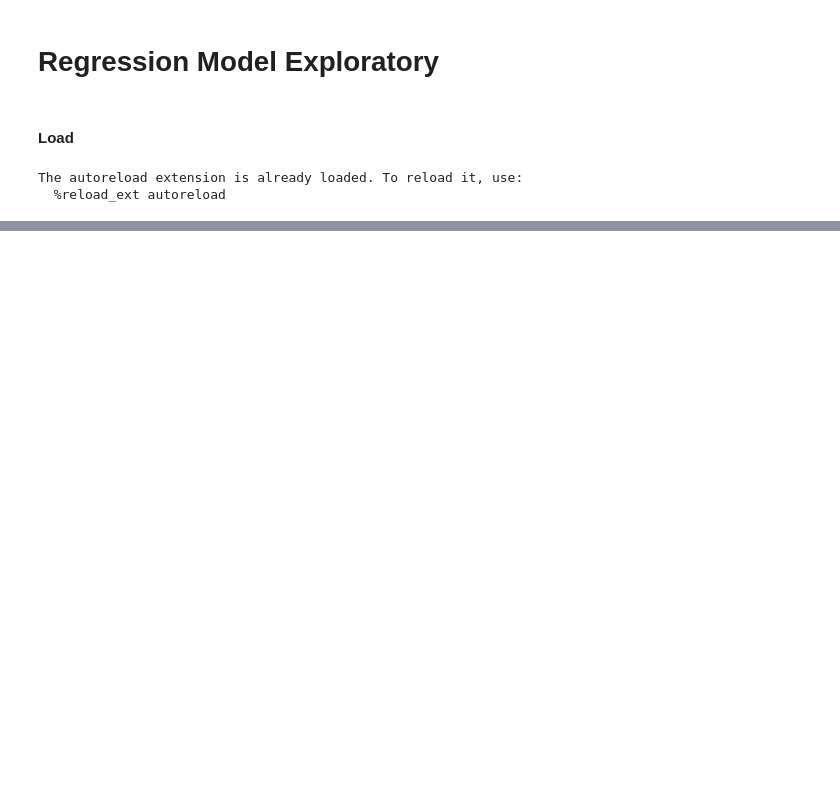
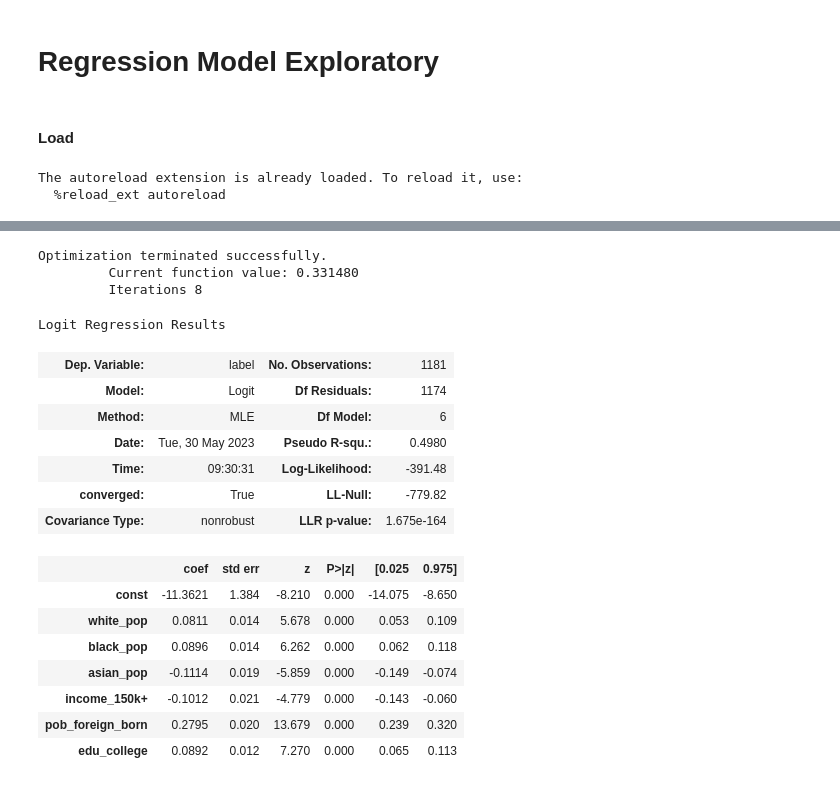
Before and after one commit to chansooligans/centraljersey, a Jupyter notebook: exploratory/models/regression.ipynb, the cells around one changed output, grey strips where cells are left out. Drawn from its saved outputs; the diff is of its cells as text; code cells hidden in the pictures; blank space fills up the shorter version.

```diff
--- a/exploratory/models/regression.ipynb
+++ b/exploratory/models/regression.ipynb
@@ -111,0 +179,36 @@ LinAlgError: Singular matrix
+# %%
+data = mf.split_data(
+    df=df,
+    vars=[
+        _ for _  in census_variables
+        if _  in [
+            "asian_pop",
+            "black_pop",
+            "white_pop",
+            'income_150k+',
+            'pob_foreign_born',
+            'edu_college'
+        ]])
+logit_model = sm.Logit(data["y_train"], data["X_train"])
+result = logit_model.fit()
+result.summary()
+# %% [output]
+Optimization terminated successfully.
+         Current function value: 0.331480
+         Iterations 8
+Logit Regression Results
+| Dep. Variable: | label | No. Observations: | 1181 |
+| Model: | Logit | Df Residuals: | 1174 |
+| Method: | MLE | Df Model: | 6 |
+| Date: | Tue, 30 May 2023 | Pseudo R-squ.: | 0.4980 |
+| Time: | 09:30:31 | Log-Likelihood: | -391.48 |
+| converged: | True | LL-Null: | -779.82 |
+| Covariance Type: | nonrobust | LLR p-value: | 1.675e-164 |
+|  | coef | std err | z | P>|z| | [0.025 | 0.975] |
+| const | -11.3621 | 1.384 | -8.210 | 0.000 | -14.075 | -8.650 |
+| white_pop | 0.0811 | 0.014 | 5.678 | 0.000 | 0.053 | 0.109 |
+| black_pop | 0.0896 | 0.014 | 6.262 | 0.000 | 0.062 | 0.118 |
+| asian_pop | -0.1114 | 0.019 | -5.859 | 0.000 | -0.149 | -0.074 |
+| income_150k+ | -0.1012 | 0.021 | -4.779 | 0.000 | -0.143 | -0.060 |
+| pob_foreign_born | 0.2795 | 0.020 | 13.679 | 0.000 | 0.239 | 0.320 |
+| edu_college | 0.0892 | 0.012 | 7.270 | 0.000 | 0.065 | 0.113 |
```
Also changed, not shown: parts of 16 cells of this notebook.
